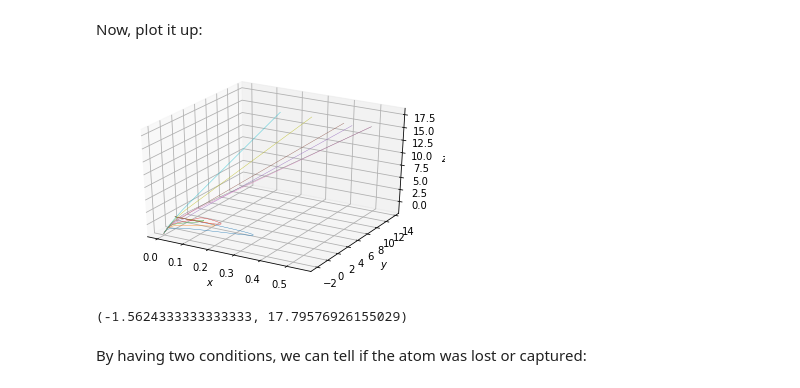
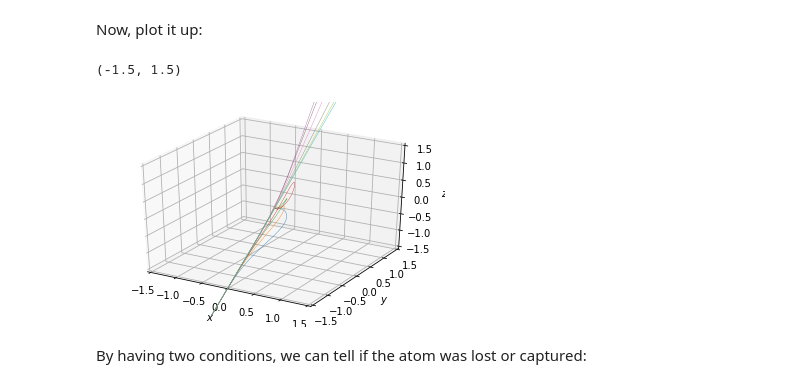
Before and after one commit to JQIamo/pylcp, a Jupyter notebook: examples/dynamics/lw_edits_to_3D_capture_vel/3D MOT Geometry/3DGraphs_3DMOTGaussian.ipynb, the cells around one changed output. Cells and saved outputs as stored; diff of their text form; code cells hidden in the pictures.

```diff
--- a/examples/dynamics/lw_edits_to_3D_capture_vel/3D MOT Geometry/3DGraphs_3DMOTGaussian.ipynb
+++ b/examples/dynamics/lw_edits_to_3D_capture_vel/3D MOT Geometry/3DGraphs_3DMOTGaussian.ipynb
@@ -203,29 +203,30 @@ Now, plot it up:
 # %%
 # Phase diagrams are only useful right now in certain axises
 fig = plt.figure()
 ax = fig.gca(projection='3d')
 
 # sol.r[0] is x and so on
 # You can use dir to debug
 for sol in sols:
     ax.plot(sol.r[0], sol.r[1], sol.r[2], linewidth=0.375)
 
 ax.set_xlabel('$x$')
 ax.set_ylabel('$y$')
 ax.set_zlabel('$z$')
 
-plt.show()
+# Set axises
+# lims = np.array([ax.get_xlim(), ax.get_ylim(), ax.get_zlim()])
+# bottom = np.amin(lims[:,0])
+# top = np.amax(lims[:,1])
+bottom = -1.5
+top = 1.5
 
-# Set axises
-bottom, top = ax.get_xlim()
-ax.set_xlim(bottom + 0.5, top - 0.5)
-bottom, top = ax.get_ylim()
-ax.set_ylim(bottom + 0.5, top - 0.5)
-bottom, top = ax.get_zlim()
-ax.set_zlim(bottom + 0.5, top - 0.5)
+ax.set_xlim(bottom, top)
+ax.set_ylim(bottom, top)
+ax.set_zlim(bottom, top)
 # %% [output]
+(-1.5, 1.5)
-[figure, old version]
+[figure, new version]
-(-1.5624333333333333, 17.79576926155029)
 # %% [markdown]
 By having two conditions, we can tell if the atom was lost or captured:
 # %%
```
Also changed, not shown: parts of 4 cells of this notebook, 2 other files.
